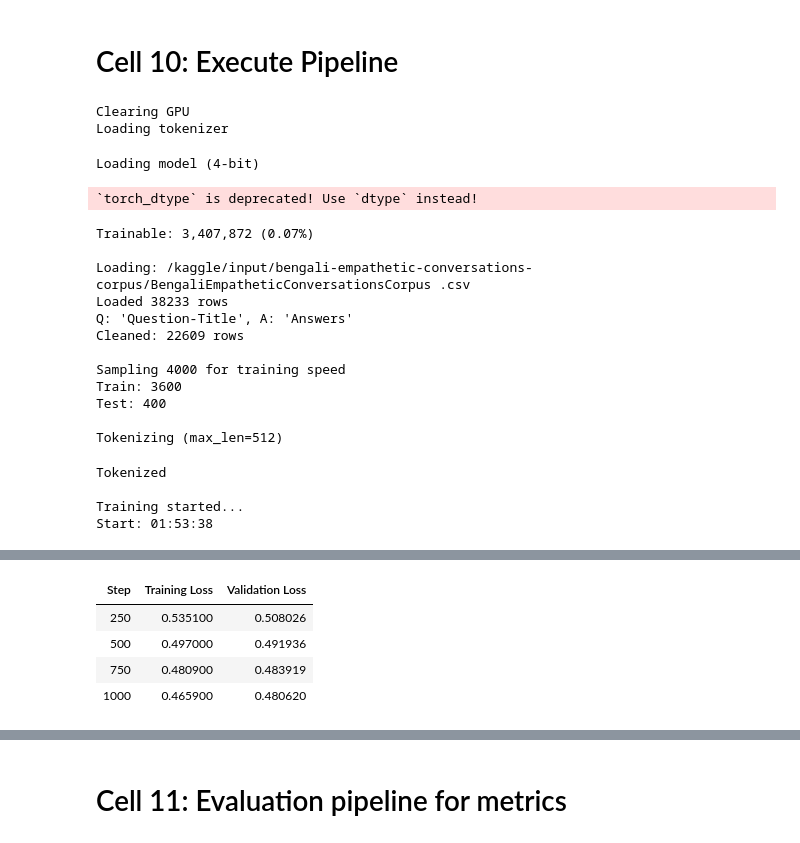
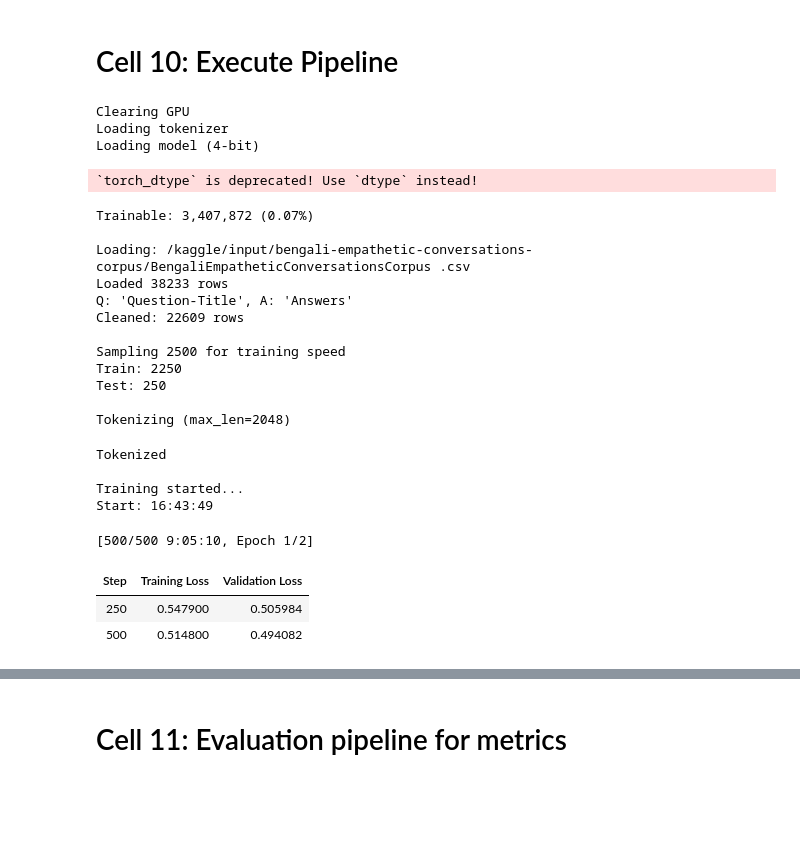
Before and after one commit to tanvir-ahammedd/bengali-empathetic-llama-finetuning, a Jupyter notebook: code/llama_bengali_finetuning.ipynb, the cells around one changed output, grey strips where cells are left out. Saved outputs shown, nothing was run; the diff lists cells and outputs as text; code cells hidden in the pictures; blank space fills up the shorter version.

```diff
--- a/code/llama_bengali_finetuning.ipynb
+++ b/code/llama_bengali_finetuning.ipynb
@@ -429,11 +430,13 @@ class LLAMAFineTuner:
             eval_strategy="steps",
             eval_steps=250,
             save_strategy="steps",
-            save_steps=4000,
+            save_steps=250,
             save_total_limit=1,
             report_to="none",
             max_grad_norm=0.3,
-            max_steps=1000
+            max_steps=500,
+            dataloader_num_workers=2
+
         )
 
         collator = DataCollatorForLanguageModeling(tokenizer=self.tokenizer, mlm=False)
@@ -452,7 +455,7 @@ class LLAMAFineTuner:
         print(f"Start: {datetime.now().strftime('%H:%M:%S')}")
         result = self.trainer.train()
         print(f"End: {datetime.now().strftime('%H:%M:%S')}")
-        print(f"Done! Loss: {result.training_loss:.4f}\n")
+        print(f"Done, Loss: {result.training_loss:.4f}\n")
         return result
 
     def save(self):
@@ -476,39 +479,43 @@ class LLAMAFineTuner:
 # %%
 MODEL_NAME = "meta-llama/Meta-Llama-3.1-8B-Instruct"
 CSV_PATH = "/kaggle/input/bengali-empathetic-conversations-corpus/BengaliEmpatheticConversationsCorpus .csv"
 
 # Load model
 tuner = LLAMAFineTuner(MODEL_NAME, lora_strategy, "./llama_bengali")
 tuner.load()
 
 # Prepare data
 processor = DatasetProcessor(CSV_PATH)
 processor.load_and_clean()
-processor.create_dataset(sample_size=4000)
-processor.tokenize(tuner.tokenizer, max_len=512)
+processor.create_dataset(sample_size=2500)
+processor.tokenize(tuner.tokenizer, max_len=2048)
 
 # Train
 tuner.setup_training(processor.dataset['train'], processor.dataset['test'])
 train_result = tuner.train()
 tuner.save()
 # %% [output]
 Clearing GPU
 Loading tokenizer
+Loading model (4-bit)
-Loading model (4-bit)
+`torch_dtype` is deprecated! Use `dtype` instead!
-`torch_dtype` is deprecated! Use `dtype` instead!
+Trainable: 3,407,872 (0.07%)
+
+Loading: /kaggle/input/bengali-empathetic-conversations-corpus/BengaliEmpatheticConversationsCorpus .csv
+Loaded 38233 rows
+Q: 'Question-Title', A: 'Answers'
+Cleaned: 22609 rows
+
+Sampling 2500 for training speed
+Train: 2250
+Test: 250
+
+Tokenizing (max_len=2048)
-Trainable: 3,407,872 (0.07%)
+Tokenized
 
-Loading: /kaggle/input/bengali-empathetic-conversations-corpus/BengaliEmpatheticConversationsCorpus .csv
-Loaded 38233 rows
-Q: 'Question-Title', A: 'Answers'
-Cleaned: 22609 rows
-
-Sampling 4000 for training speed
-Train: 3600
-Test: 400
-
-Tokenizing (max_len=512)
+Training started...
+Start: 16:43:49
-Tokenized
-
-Training started...
-Start: 01:53:38
+[500/500 9:05:10, Epoch 1/2]
+| Step | Training Loss | Validation Loss |
+| 250 | 0.547900 | 0.505984 |
+| 500 | 0.514800 | 0.494082 |
@@ -516,5 +525,0 @@ Start: 01:53:38
-| Step | Training Loss | Validation Loss |
-| 250 | 0.535100 | 0.508026 |
-| 500 | 0.497000 | 0.491936 |
-| 750 | 0.480900 | 0.483919 |
-| 1000 | 0.465900 | 0.480620 |
```
Also changed, not shown: parts of 19 cells of this notebook, 11 other files.
